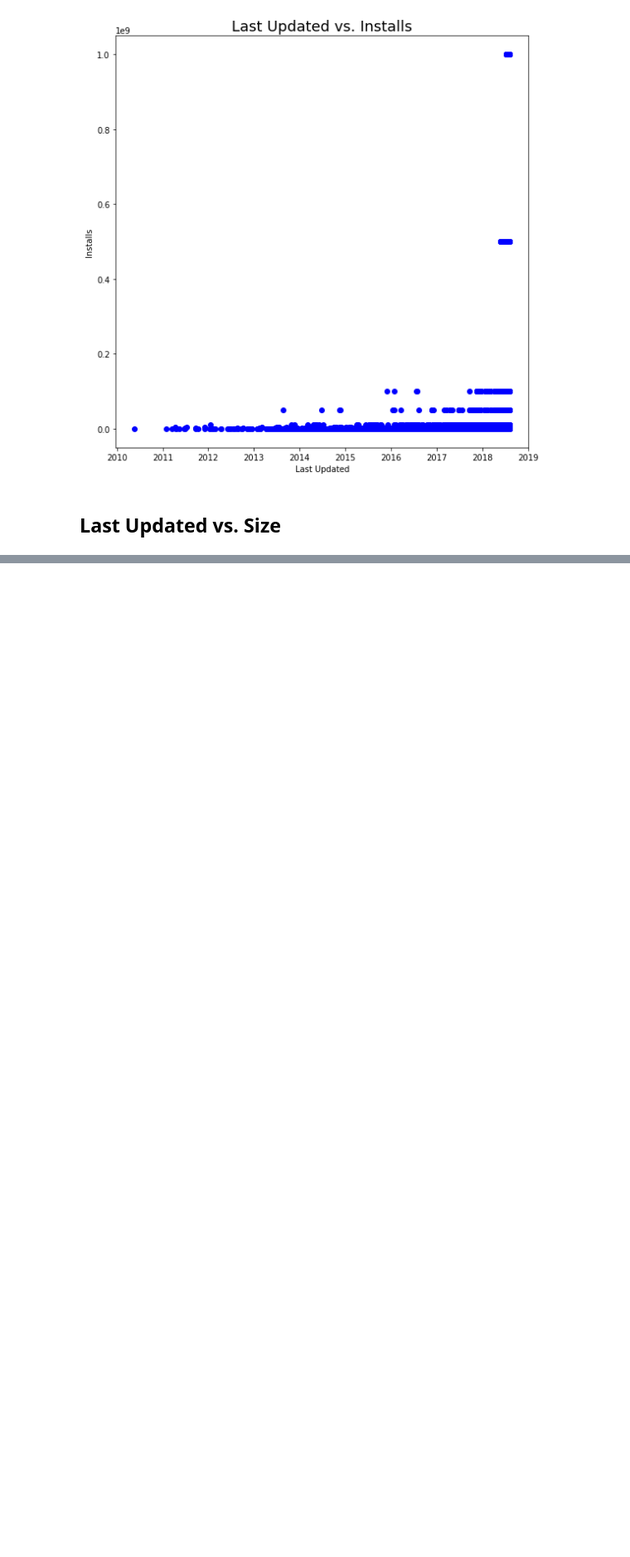
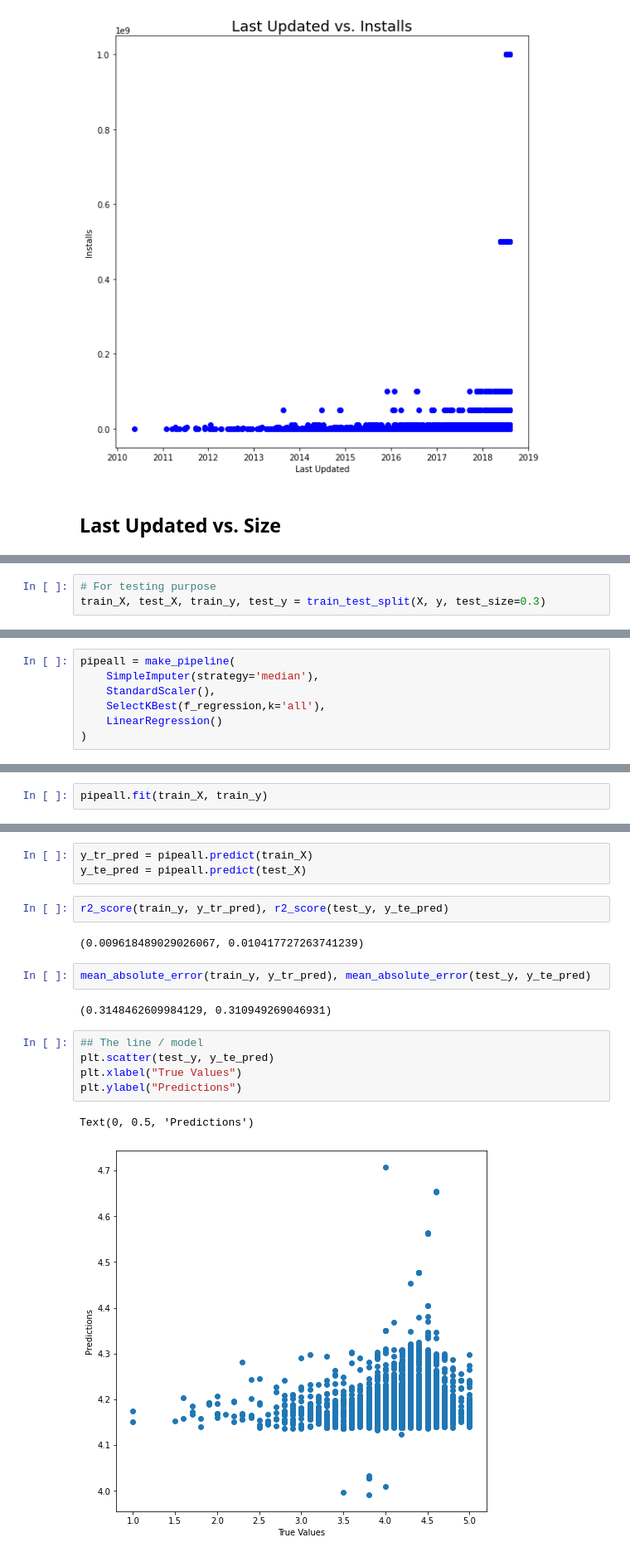
Before and after one commit to chloesjung/Google-Play-Store-Apps, a Jupyter notebook: GooglePlayStoreApp_1.EDA.ipynb, the cells around one changed output, grey strips where cells are left out. Shown at 83% size. Drawn from its saved outputs; the diff is of its cells as text; blank space fills up the shorter version.

```diff
--- a/GooglePlayStoreApp_1.EDA.ipynb
+++ b/GooglePlayStoreApp_1.EDA.ipynb
@@ -927,0 +1638,3 @@ plt.show();
+# %%
+# For testing purpose
+train_X, test_X, train_y, test_y = train_test_split(X, y, test_size=0.3)
@@ -927,0 +1653,7 @@ plt.show();
+# %%
+pipeall = make_pipeline(
+    SimpleImputer(strategy='median'),
+    StandardScaler(),
+    SelectKBest(f_regression,k='all'),
+    LinearRegression()
+)
@@ -927,0 +1662,2 @@ plt.show();
+# %%
+pipeall.fit(train_X, train_y)
@@ -927,0 +1673,19 @@ plt.show();
+# %%
+y_tr_pred = pipeall.predict(train_X)
+y_te_pred = pipeall.predict(test_X)
+# %%
+r2_score(train_y, y_tr_pred), r2_score(test_y, y_te_pred)
+# %% [output]
+(0.009618489029026067, 0.010417727263741239)
+# %%
+mean_absolute_error(train_y, y_tr_pred), mean_absolute_error(test_y, y_te_pred)
+# %% [output]
+(0.3148462609984129, 0.310949269046931)
+# %%
+## The line / model
+plt.scatter(test_y, y_te_pred)
+plt.xlabel("True Values")
+plt.ylabel("Predictions")
+# %% [output]
+Text(0, 0.5, 'Predictions')
+[figure, added]
```
Also changed, not shown: parts of 194 cells of this notebook.
